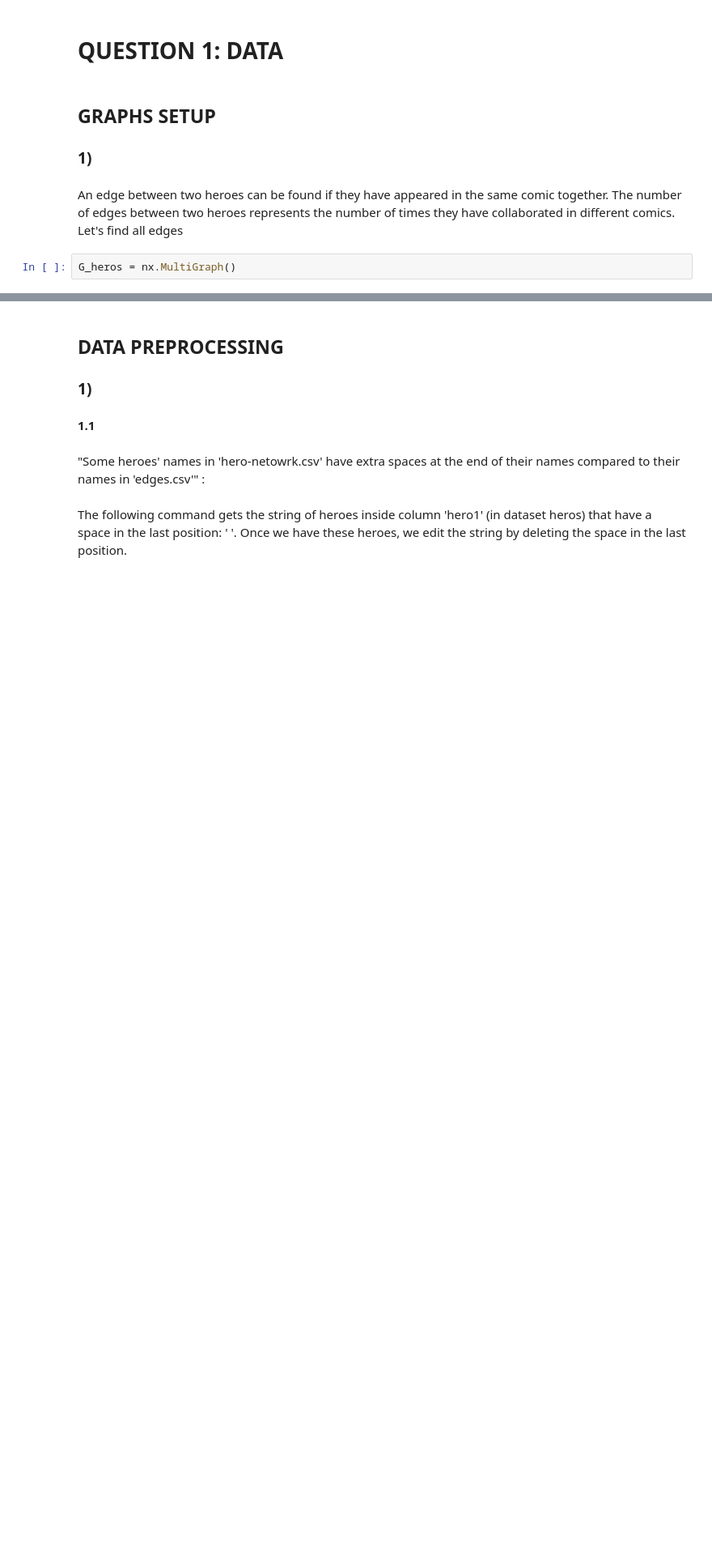
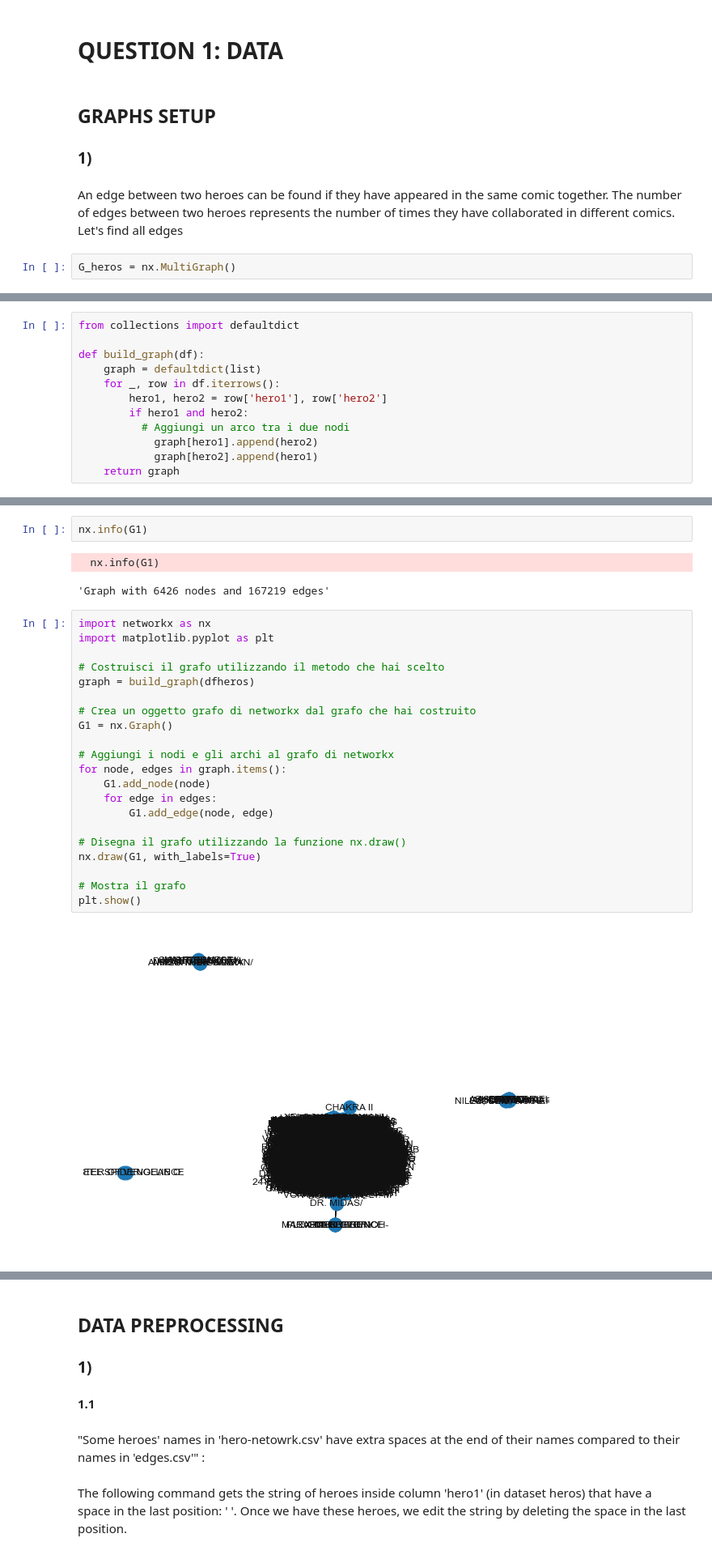
Before and after one commit to Gianlufrez/ADM_HW5, a Jupyter notebook: QUESTION1_GIANLUCA.ipynb, the cells around one changed output, grey strips where cells are left out. Shown: that part at 81% size. Saved outputs shown, nothing was run; the diff lists cells and outputs as text; blank space fills up the shorter version.

```diff
--- a/QUESTION1_GIANLUCA.ipynb
+++ b/QUESTION1_GIANLUCA.ipynb
@@ -77,0 +127,12 @@ primo = heros.apply(lambda row:G_heros.add_edge(row['hero1'], row['hero2']),axis
+# %%
+from collections import defaultdict
+
+def build_graph(df):
+    graph = defaultdict(list)
+    for _, row in df.iterrows():
+        hero1, hero2 = row['hero1'], row['hero2']
+        if hero1 and hero2:
+          # Aggiungi un arco tra i due nodi
+            graph[hero1].append(hero2)
+            graph[hero2].append(hero1)
+    return graph
@@ -77,0 +152,28 @@ primo = heros.apply(lambda row:G_heros.add_edge(row['hero1'], row['hero2']),axis
+# %%
+nx.info(G1)
+# %% [output]
+  nx.info(G1)
+'Graph with 6426 nodes and 167219 edges'
+# %%
+import networkx as nx
+import matplotlib.pyplot as plt
+
+# Costruisci il grafo utilizzando il metodo che hai scelto
+graph = build_graph(dfheros)
+
+# Crea un oggetto grafo di networkx dal grafo che hai costruito
+G1 = nx.Graph()
+
+# Aggiungi i nodi e gli archi al grafo di networkx
+for node, edges in graph.items():
+    G1.add_node(node)
+    for edge in edges:
+        G1.add_edge(node, edge)
+
+# Disegna il grafo utilizzando la funzione nx.draw()
+nx.draw(G1, with_labels=True)
+
+# Mostra il grafo
+plt.show()
+# %% [output]
+[figure, added]
```
Also changed, not shown: parts of 31 cells of this notebook.
